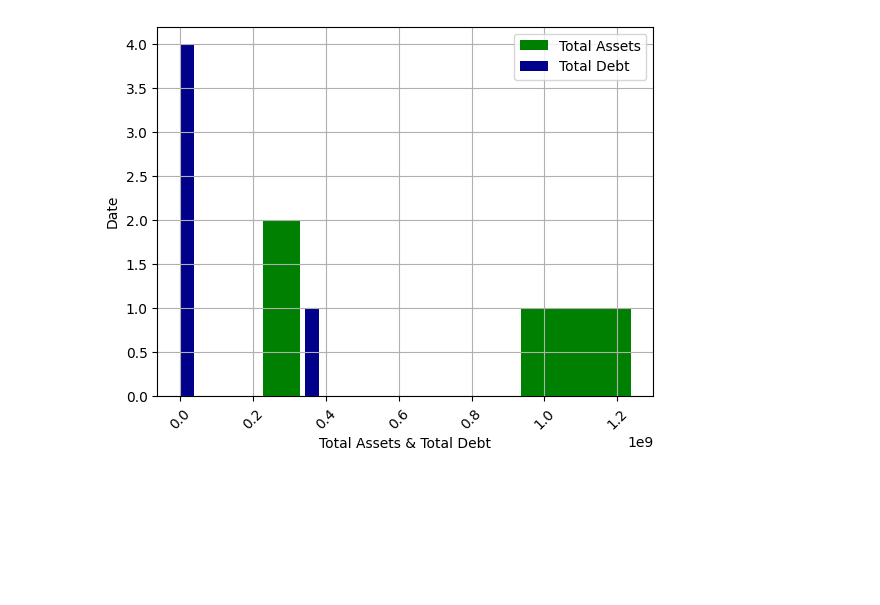
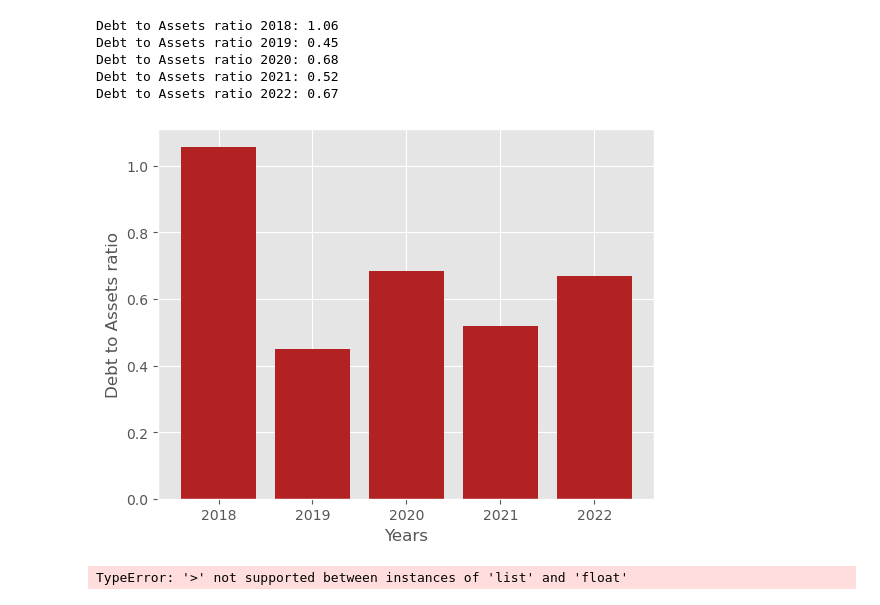
Before and after one commit to Jperezrocha/Financial-Statement-Analysis, a Jupyter notebook: Balance_Sheet.ipynb, the cells around one changed output. Cells and saved outputs as stored; diff of their text form; code cells hidden in the pictures; blank space fills up the shorter version.

```diff
--- a/Balance_Sheet.ipynb
+++ b/Balance_Sheet.ipynb
@@ -109,0 +127,15 @@ Name: cashAndCashEquivalents, dtype: float64
+# %%
+style.use('ggplot')
+plt.bar(years, ta, label='Total Assets', alpha=0.7, color='green')
+plt.bar(years, TD, label='Total Liabilities', color='red')
+
+plt.xlabel('Years')
+plt.ylabel('Amount')
+plt.title('Total Liabilities and Total Assets Over Years')
+plt.legend()
+
+
+plt.xticks(years)
+
+
+plt.show()
@@ -110,7 +144,39 @@ Name: cashAndCashEquivalents, dtype: float64
+# %%
+dar_2018 = td_2018/ta_2018
+dar_2019 = td_2019/ta_2019
+dar_2020 = td_2020/ta_2020
+dar_2021 = td_2021/ta_2021
+dar_2022 = td_2022/ta_2022
+
+
+print(f'Debt to Assets ratio 2018: {round(dar_2018,2)}')
+print(f'Debt to Assets ratio 2019: {round(dar_2019,2)}')
+print(f'Debt to Assets ratio 2020: {round(dar_2020,2)}')
+print(f'Debt to Assets ratio 2021: {round(dar_2021,2)}')
+print(f'Debt to Assets ratio 2022: {round(dar_2022,2)}')
+
+dar = [dar_2018, dar_2019, dar_2020, dar_2021, dar_2022]
+
+style.use('ggplot')
+plt.bar(years, dar, color='firebrick' )
+plt.xlabel('Years')
+plt.ylabel('Debt to Assets ratio')
+plt.show()
+
+if dar > 0.35:
+    print(f'Healthy Ratio {dar_2022}')
+else:
+    print(f'Warning {dar_2022}')
+# %% [output]
+Debt to Assets ratio 2018: 1.06
+Debt to Assets ratio 2019: 0.45
+Debt to Assets ratio 2020: 0.68
+Debt to Assets ratio 2021: 0.52
+Debt to Assets ratio 2022: 0.67
+[figure, added]
+TypeError: '>' not supported between instances of 'list' and 'float'
 # %%
-stock = ticker
+"""stock = ticker
 closing_price = yf.Ticker(ticker).history(period = '1d')['Close'].iloc[-1]
 
-print(f'Closing Price: {closing_price}')
+print(f'Closing Price: {closing_price}')"""
-# %% [output]
-[figure, removed]
```
Also changed, not shown: parts of 17 cells of this notebook, 3 other files.
